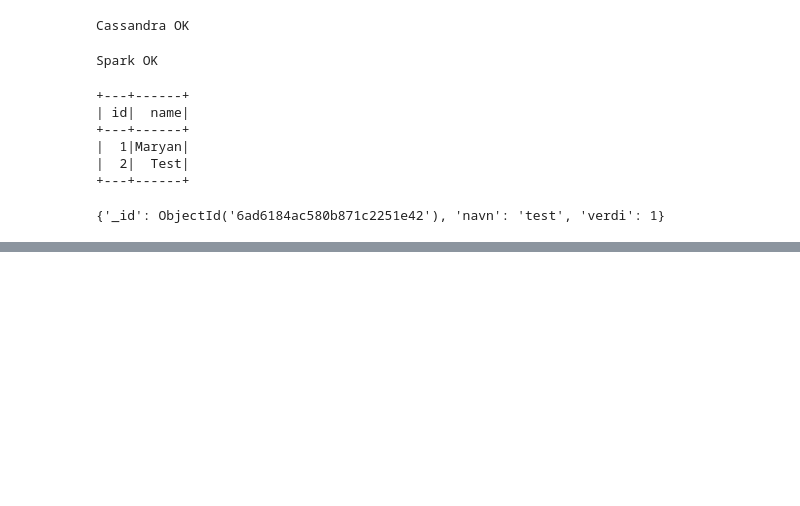
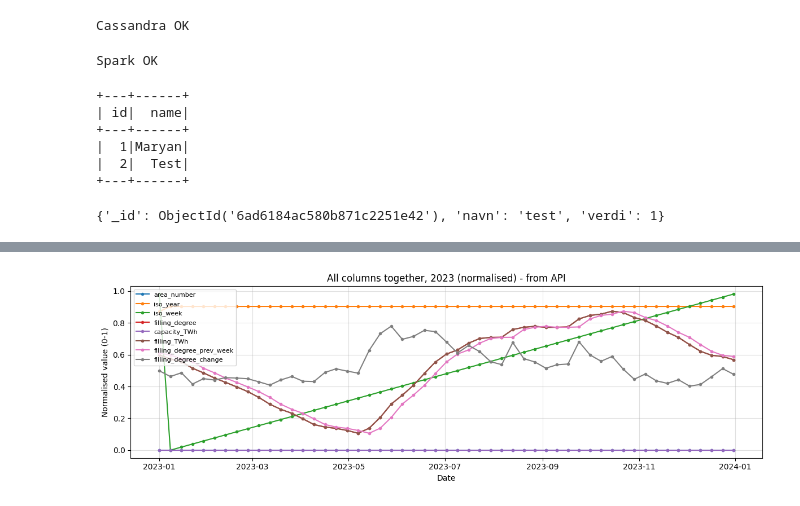
Before and after one commit to maryanahmed11011-pixel/IND320.prosjekt.maryan, a Jupyter notebook: notebooks/ind320_compulsory_2.ipynb, the cells around one changed output, grey strips where cells are left out. Cells and saved outputs as stored; diff of their text form; code cells hidden in the pictures; blank space fills up the shorter version.

```diff
--- a/notebooks/ind320_compulsory_2.ipynb
+++ b/notebooks/ind320_compulsory_2.ipynb
@@ -73,0 +220,17 @@ print(db["test"].find_one({"navn": "test"}))
+# %%
+# Same data for one year only, where the seasonal variation is easier to see
+one_year = norway[norway["date"].dt.year == 2023]
+norm_year = (one_year[measure_cols] - values.min()) / spread
+
+fig, ax = plt.subplots(figsize=(12, 4))
+for col in measure_cols:
+    ax.plot(one_year["date"], norm_year[col], marker="o", markersize=3, label=col)
+ax.set_title("All columns together, 2023 (normalised) - from API")
+ax.set_xlabel("Date")
+ax.set_ylabel("Normalised value (0-1)")
+ax.legend(loc="upper left", fontsize=8)
+ax.grid(True, alpha=0.4)
+plt.tight_layout()
+plt.show()
+# %% [output]
+[figure, added]
```
Also changed, not shown: parts of 7 cells of this notebook.
